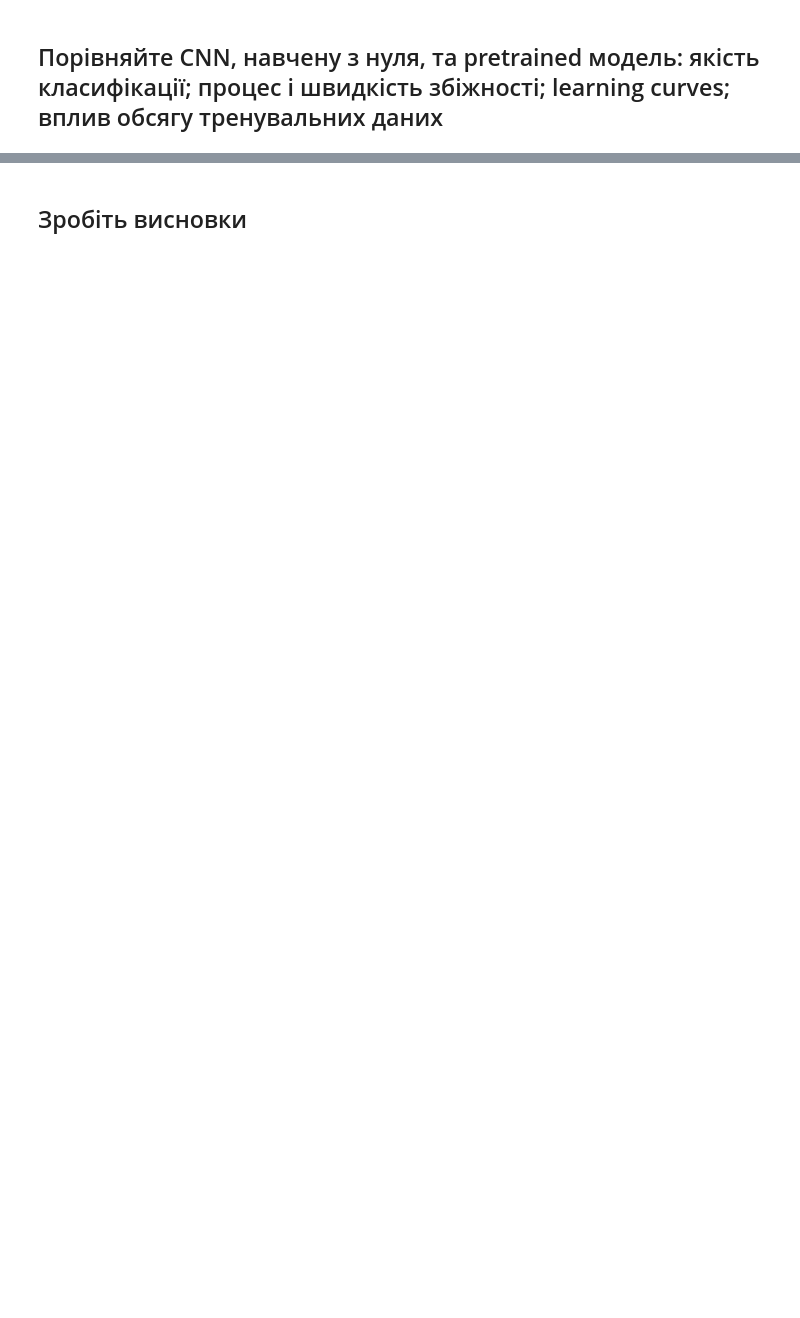
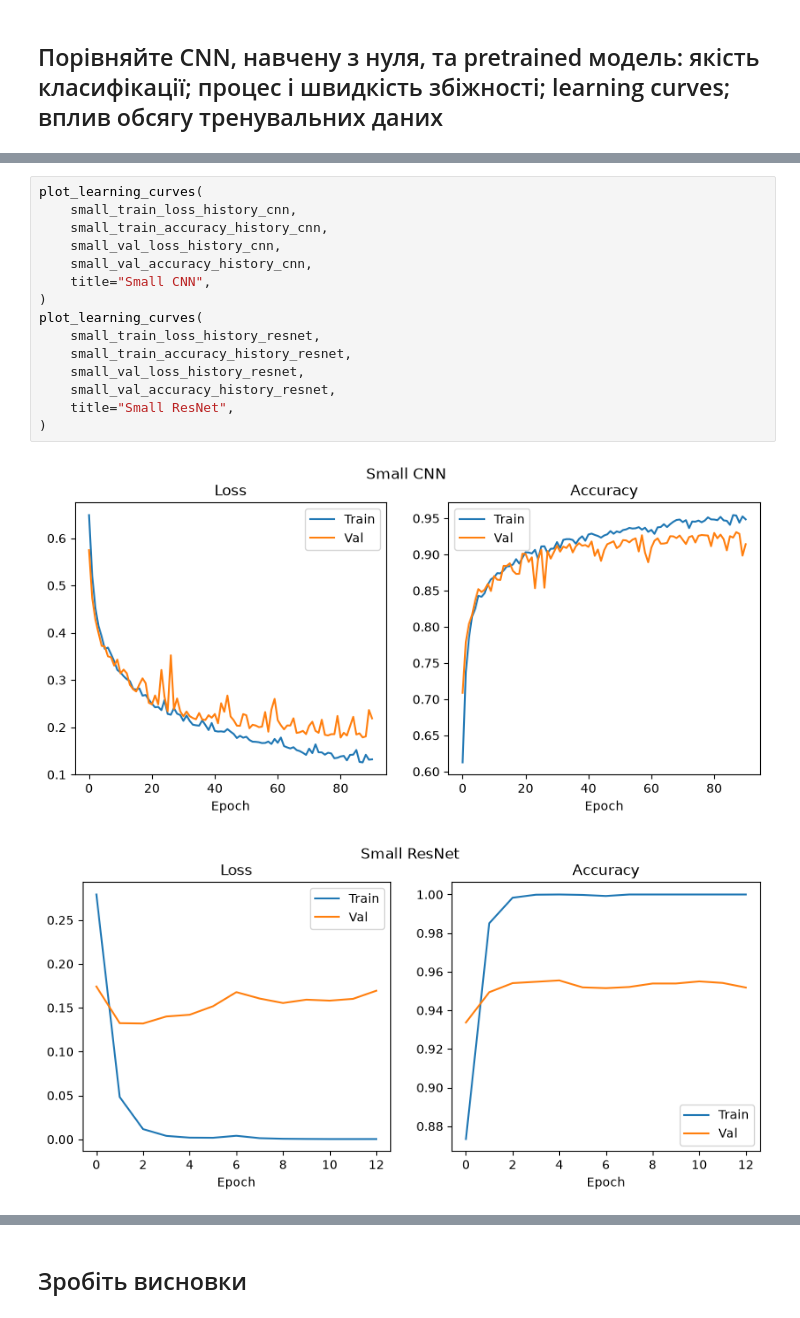
Before and after one commit to KPI-FTI-MMDA-Klymentiev/IntelligentDataAnalysis, a Jupyter notebook: labs/lab3/lab3.ipynb, the cells around one changed output, grey strips where cells are left out. Saved outputs shown, nothing was run; the diff lists cells and outputs as text; blank space fills up the shorter version.

```diff
--- a/labs/lab3/lab3.ipynb
+++ b/labs/lab3/lab3.ipynb
@@ -531,0 +953,18 @@ X_train, X_test, y_train, y_test = train_test_split(
+# %%
+plot_learning_curves(
+    small_train_loss_history_cnn,
+    small_train_accuracy_history_cnn,
+    small_val_loss_history_cnn,
+    small_val_accuracy_history_cnn,
+    title="Small CNN",
+)
+plot_learning_curves(
+    small_train_loss_history_resnet,
+    small_train_accuracy_history_resnet,
+    small_val_loss_history_resnet,
+    small_val_accuracy_history_resnet,
+    title="Small ResNet",
+)
+# %% [output]
+[figure, added]
+[figure, added]
```
Also changed, not shown: parts of 29 cells of this notebook, 1 other file.
